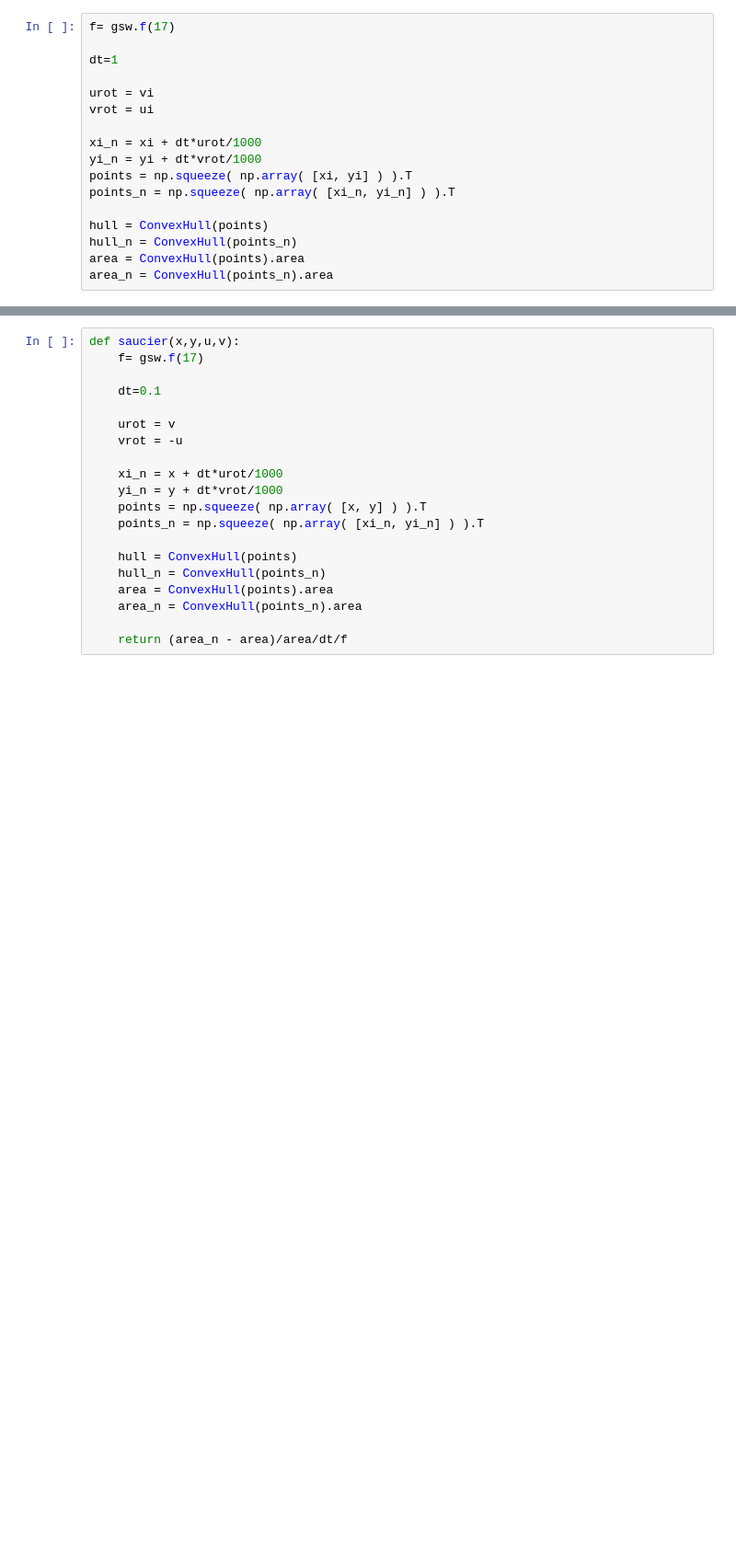
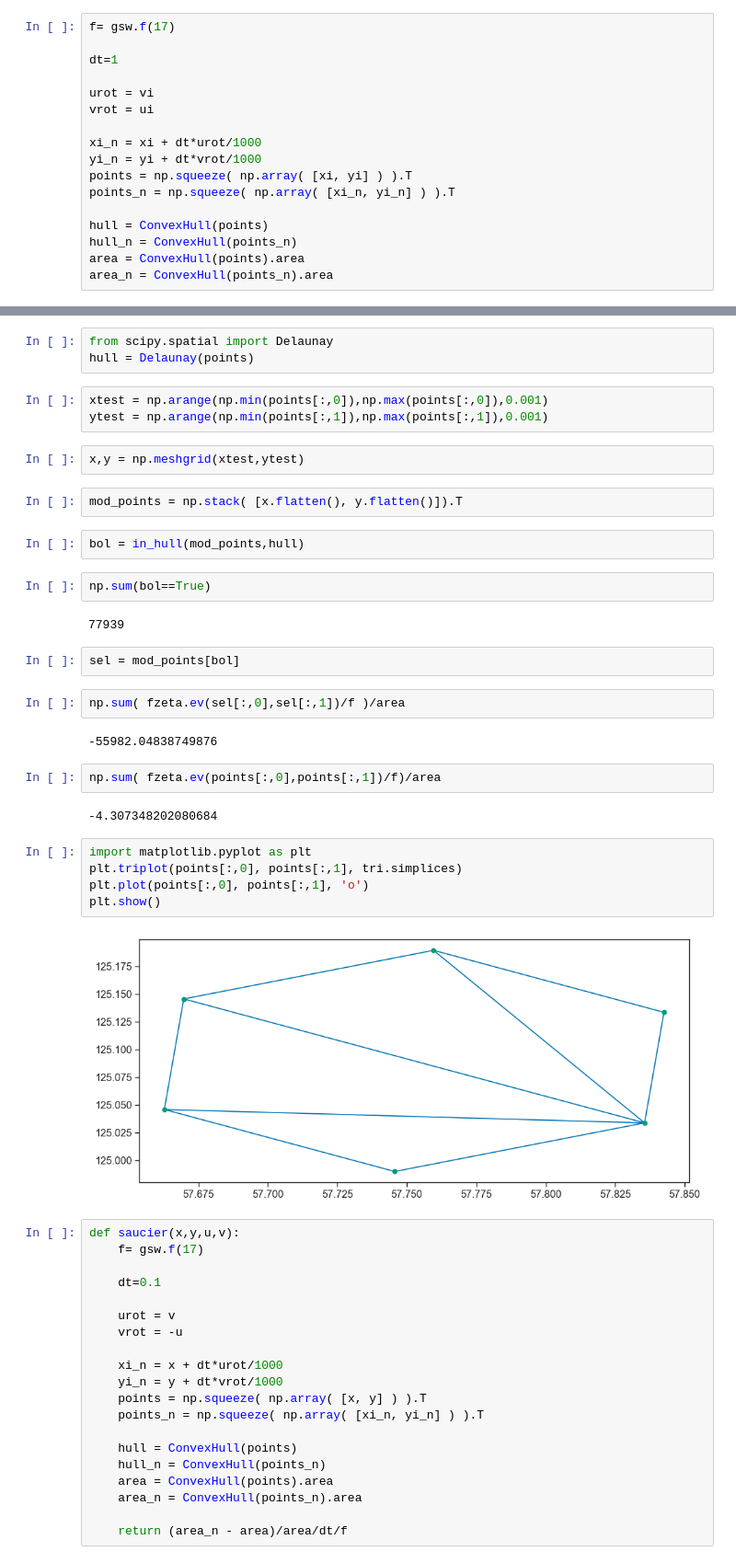
Before and after one commit to sessink/velocity_gradients, a Jupyter notebook: notebooks/compare_methods.ipynb, the cells around one changed output, grey strips where cells are left out. Shown: that part at 92% size. Cells and saved outputs as stored; diff of their text form; blank space fills up the shorter version.

```diff
--- a/notebooks/compare_methods.ipynb
+++ b/notebooks/compare_methods.ipynb
@@ -110,3 +136,36 @@ plt.plot(points_n[hull_n.vertices,0], points_n[hull_n.vertices,1], 'b--', lw=2)
+# %%
+from scipy.spatial import Delaunay
+hull = Delaunay(points)
+# %%
+xtest = np.arange(np.min(points[:,0]),np.max(points[:,0]),0.001)
+ytest = np.arange(np.min(points[:,1]),np.max(points[:,1]),0.001)
+# %%
+x,y = np.meshgrid(xtest,ytest)
+# %%
+mod_points = np.stack( [x.flatten(), y.flatten()]).T
+# %%
+bol = in_hull(mod_points,hull)
+# %%
+np.sum(bol==True)
+# %% [output]
+77939
+# %%
+sel = mod_points[bol]
+# %%
+np.sum( fzeta.ev(sel[:,0],sel[:,1])/f )/area
+# %% [output]
+-55982.04838749876
+# %%
+np.sum( fzeta.ev(points[:,0],points[:,1])/f)/area
+# %% [output]
+-4.307348202080684
+# %%
+import matplotlib.pyplot as plt
+plt.triplot(points[:,0], points[:,1], tri.simplices)
+plt.plot(points[:,0], points[:,1], 'o')
+plt.show()
+# %% [output]
+[figure, added]
 # %%
 def saucier(x,y,u,v):
     f= gsw.f(17)
```
Also changed, not shown: parts of 8 cells of this notebook, 5 other files.
